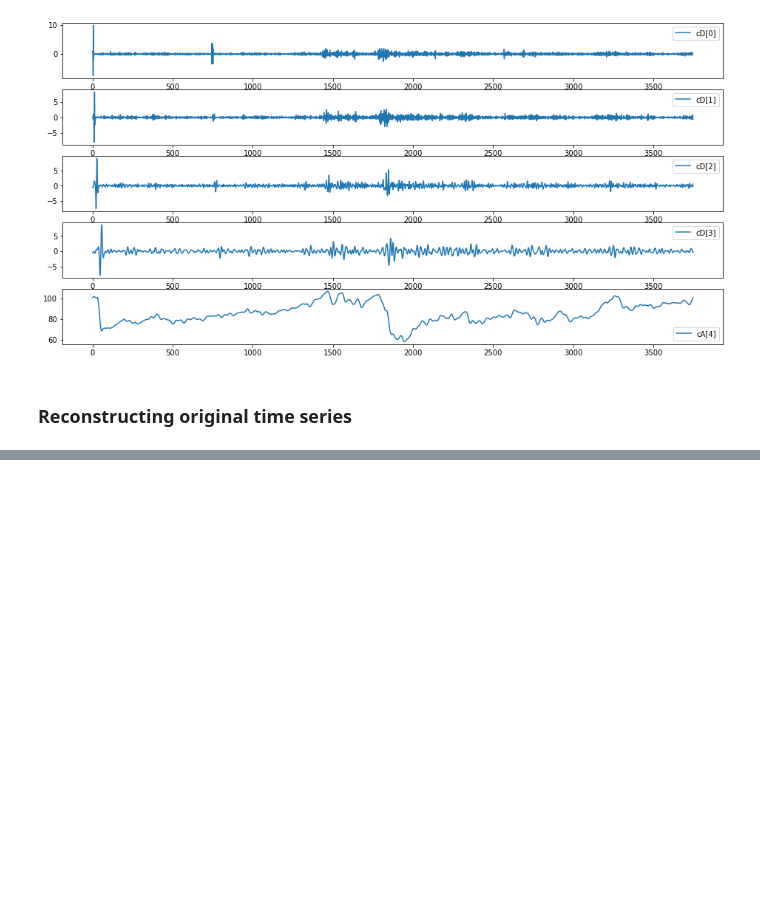
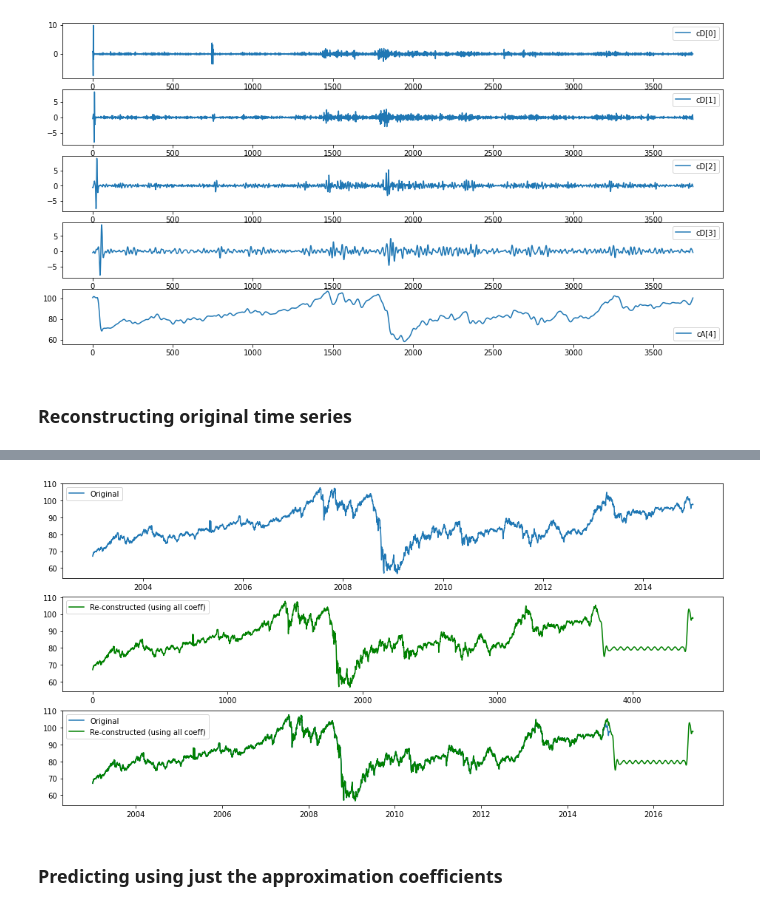
Before and after one commit to kgordillo-hub/SVM-Wavelet-forecasting-Financial-Time-Series, a Jupyter notebook: Project/SVM-Wavelet-forecasting-financial-series.ipynb, the cells around one changed output, grey strips where cells are left out. Drawn from its saved outputs; the diff is of its cells as text; code cells hidden in the pictures; blank space fills up the shorter version.

```diff
--- a/Project/SVM-Wavelet-forecasting-financial-series.ipynb
+++ b/Project/SVM-Wavelet-forecasting-financial-series.ipynb
@@ -176,0 +356,31 @@ for i in range(len(coeff)):
+# %%
+def plotValues(dates, original, predicted, prediction_days):
+    fig, ax = plt.subplots(3,1,figsize=(16,8))
+    ax[0].plot(dates, original, label='Original')
+    #Reconstructed using all dC and aC
+    ax[1].plot(predicted ,label='Re-constructed (using all coeff)', color = 'green')
+    #print(type(dates))
+    newDates = (addDayToDates(dates, prediction_days))
+
+    ax[2].plot(dates, original, label='Original')
+    ax[2].plot(newDates,predicted ,label='Re-constructed (using all coeff)', color = 'green')
+
+    ax[0].legend(loc = 'best')
+    ax[1].legend(loc = 'best')
+    ax[2].legend(loc = 'best')
+
+def addDayToDates(dates, prediction_days):
+    _dates = copy.deepcopy(dates)
+    lastDate = np.array(_dates)[-1]
+    for i in range (prediction_days+1):
+        newDate = pd.to_datetime(lastDate) + pd.DateOffset(days=i)
+        _dates[len(_dates)-1+i] = newDate
+    return _dates
+# %%
+#print(predictedCoeff)
+rpFs = imodwt(predictedCoeff,'sym4')
+plotValues(dates, closing_prices ,rpFs, daysToPredict)
+# %% [output]
+[figure, added]
+# %% [markdown]
+### Predicting using just the approximation coefficients
```
Also changed, not shown: parts of 20 cells of this notebook.
